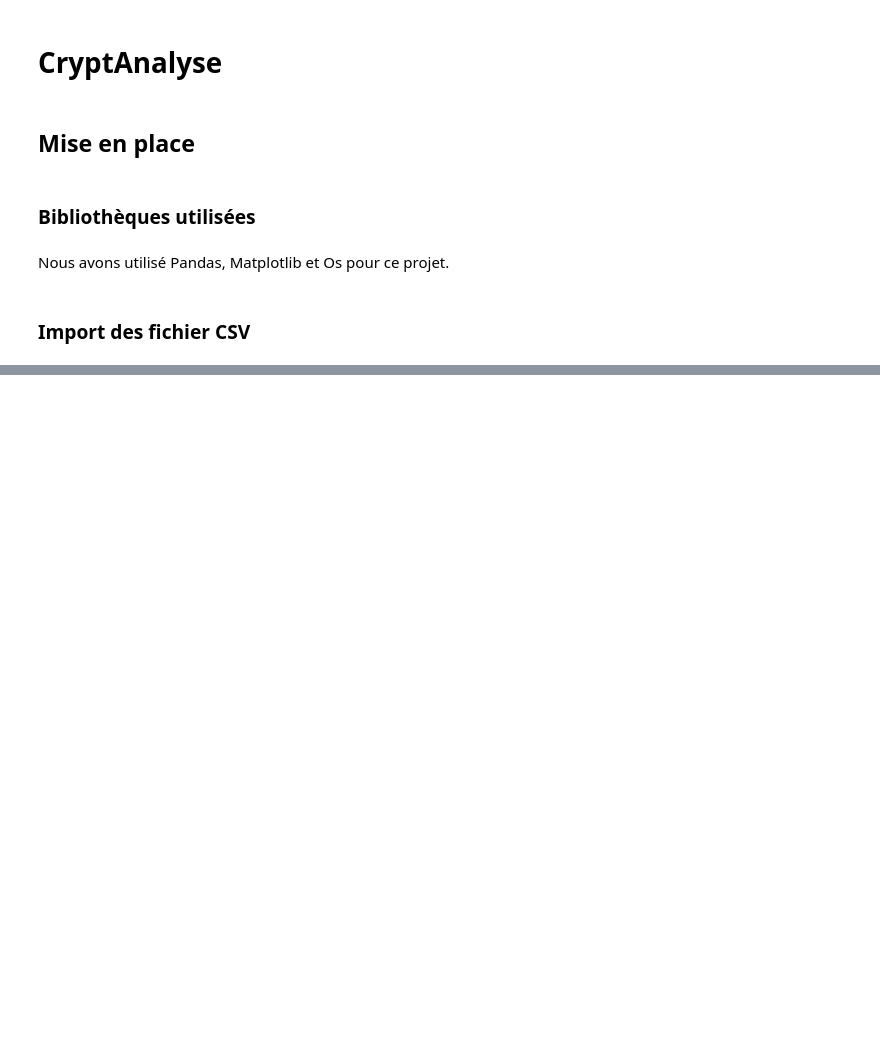
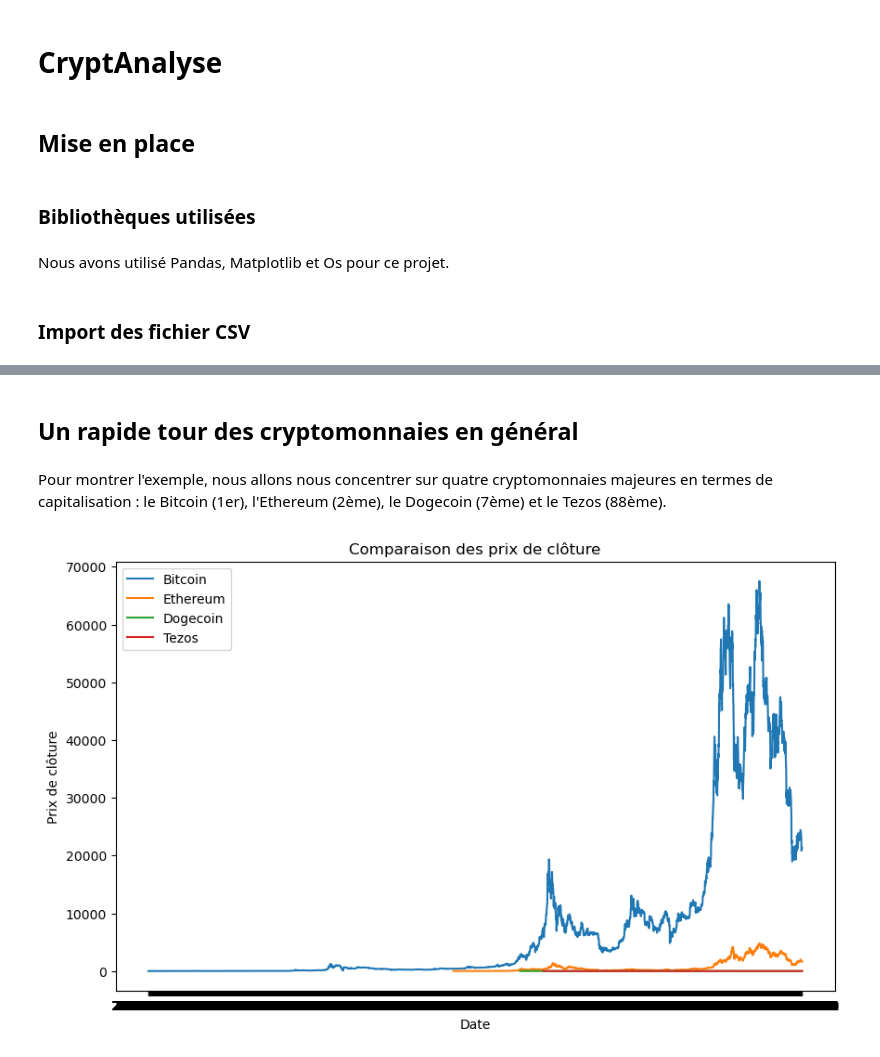
Before and after one commit to BenjaminGott/DataCryptoPython, a Jupyter notebook: main.ipynb, the cells around one changed output, grey strips where cells are left out. Saved outputs shown, nothing was run; the diff lists cells and outputs as text; code cells hidden in the pictures; blank space fills up the shorter version.

```diff
--- a/main.ipynb
+++ b/main.ipynb
@@ -43 +43,19 @@ df[df["Crypto Name"]=="bitcoin" ]
 4420 rows × 8 columns
+# %% [markdown]
+## Un rapide tour des cryptomonnaies en général
+# %% [markdown]
+Pour montrer l'exemple, nous allons nous concentrer sur quatre cryptomonnaies majeures en termes de capitalisation : le Bitcoin (1er), l'Ethereum (2ème), le Dogecoin (7ème) et le Tezos (88ème).
+# %%
+crypto_list = ["bitcoin", "ethereum", "dogecoin", "Tezos"]
+plt.figure(figsize=(10, 6))
+for crypto in crypto_list:
+    crypto_data = df[df["Crypto Name"] == crypto]
+    plt.plot(crypto_data['Date'], crypto_data['Close'], label=crypto.capitalize())
+
+plt.title('Comparaison des prix de clôture')
+plt.xlabel('Date')
+plt.ylabel('Prix de clôture')
+plt.legend()
+plt.show()
+# %% [output]
+[figure, added]
```
Also changed, not shown: parts of 8 cells of this notebook, 1 other file.
